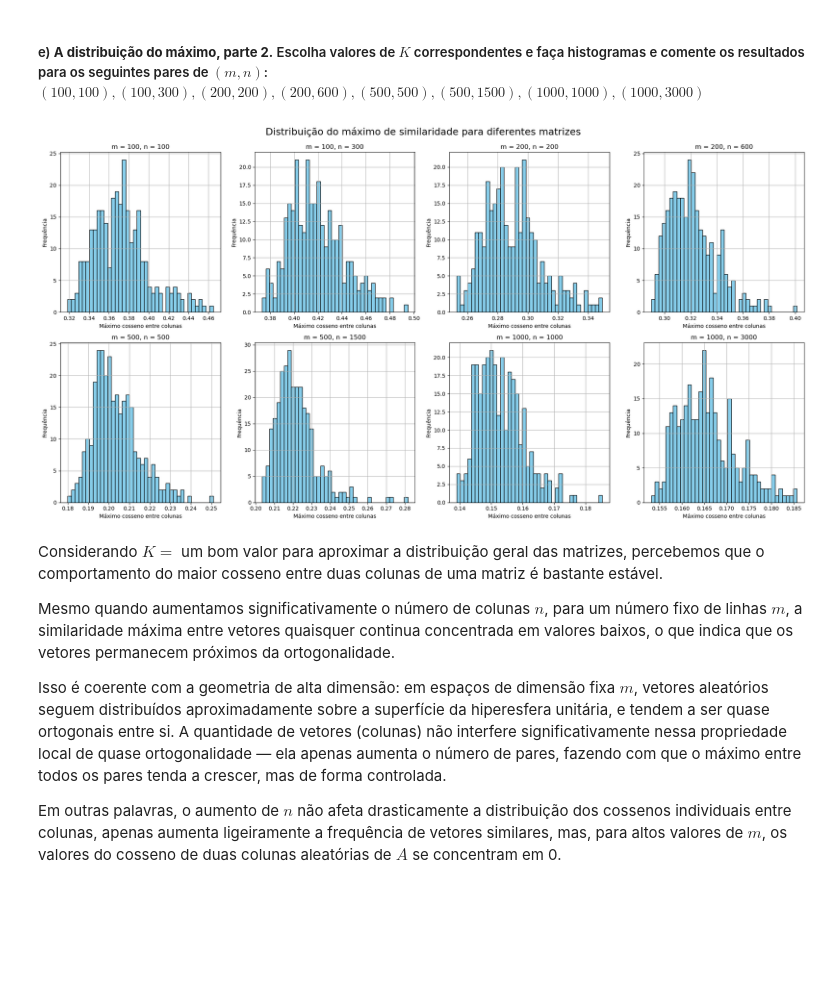
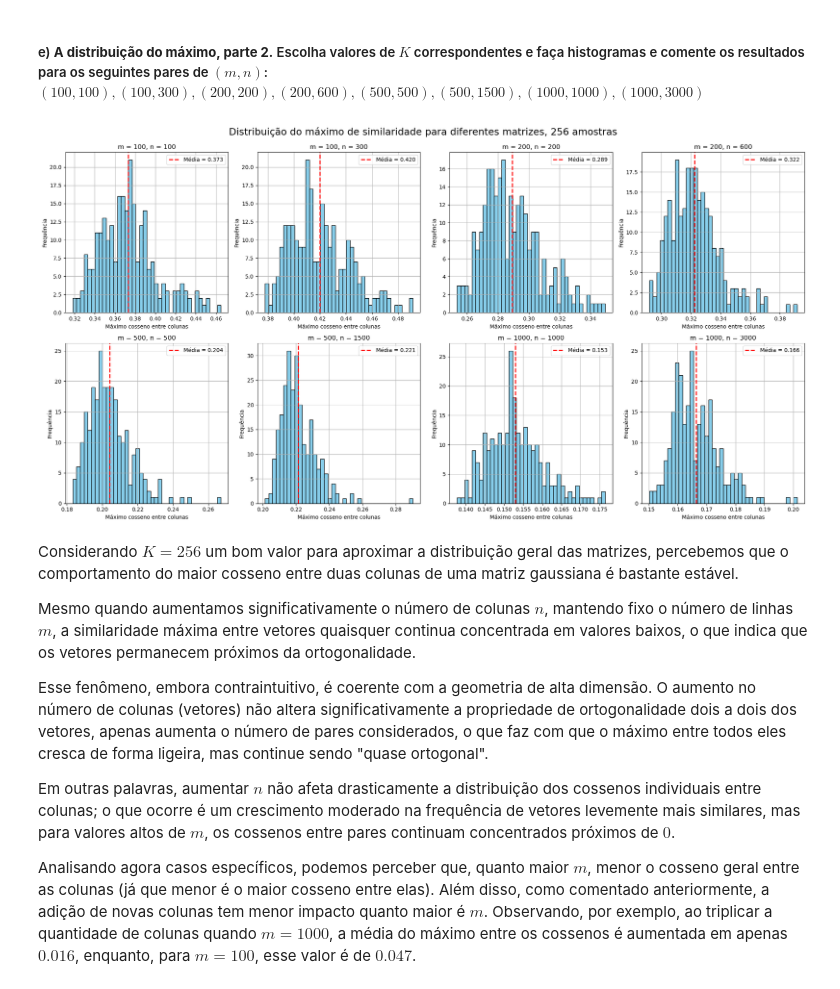
Before and after one commit to ADrielFariads/Projeto4_ALN, a Jupyter notebook: temp.ipynb, the cells around one changed output. Cells and saved outputs as stored; diff of their text form; code cells hidden in the pictures; blank space fills up the shorter version.

```diff
--- a/temp.ipynb
+++ b/temp.ipynb
@@ -183,5 +183,7 @@ Pesquisando sobre "distribuição do máximo" na internet,
 # %%
 fig, axes = plt.subplots(2, 4, figsize=(16, 8))
+
+stds = []
 
 for i, each in enumerate([10, 50, 100,250, 500, 750, 1000, 2000]):
     results = []
@@ -197,7 +199,11 @@ for i, each in enumerate([10, 50, 100,250, 500, 750, 1000, 2000]):
     ax.set_ylabel('Frequência')
     ax.grid(True)
 
+    stds.append(np.std(results, ddof=1)) #utilizado para printar o desvio padrão
+
 plt.tight_layout()
 plt.suptitle('Distribuição do máximo do cosseno entre colunas', fontsize=16, y=1.02)
 plt.show()
+
+print(f"Média dos desvios padrão: {np.mean(stds)}" )
 # %% [output]
@@ -206,40 +282,45 @@ plt.show()
 ##### e) **A distribuição do máximo, parte 2.** Escolha valores de $K$ correspondentes e faça histogramas e comente os resultados para os seguintes pares de $(m,n)$: $(100,100), (100, 300), (200, 200), (200, 600), (500,500), (500, 1500), (1000, 1000), (1000, 3000)$
 # %%
 np.random.seed(0)
-k = 300
+k = 256
 values_of_mn = [
     (100, 100), (100, 300),
     (200, 200), (200, 600),
     (500, 500), (500, 1500),
     (1000, 1000), (1000, 3000)
 ]
-
 
 fig, axes = plt.subplots(2, 4, figsize=(20, 10))
 
 for i, (m, n) in enumerate(values_of_mn):
     results = []
     for _ in range(k):
         A = np.random.randn(m, n)
         results.append(max_cos(A))
 
+    mean_val = np.mean(results)
+
     ax = axes[i // 4][i % 4]
     ax.hist(results, bins=40, edgecolor='black', color='skyblue')
+    ax.axvline(mean_val, color='red', linestyle='--', linewidth=2, label=f'Média = {mean_val:.3f}')
     ax.set_title(f'm = {m}, n = {n}')
     ax.set_xlabel('Máximo cosseno entre colunas')
     ax.set_ylabel('Frequência')
     ax.grid(True)
+    ax.legend()
 
 plt.tight_layout()
-plt.suptitle('Distribuição do máximo de similaridade para diferentes matrizes', fontsize=18, y=1.03)
+plt.suptitle('Distribuição do máximo de similaridade para diferentes matrizes, 256 amostras', fontsize=18, y=1.03)
 plt.show()
 # %% [output]
-[figure, old version]
+[figure, new version]
 # %% [markdown]
-Considerando $K={}$ um bom valor para aproximar a distribuição geral das matrizes, percebemos que o comportamento do maior cosseno entre duas colunas de uma matriz é bastante  estável.
+Considerando $K=256$ um bom valor para aproximar a distribuição geral das matrizes, percebemos que o comportamento do maior cosseno entre duas colunas de uma matriz gaussiana é bastante estável.
 
-Mesmo quando aumentamos significativamente o número de colunas $n$, para um número fixo de linhas $m$, a similaridade máxima entre vetores quaisquer continua concentrada em valores baixos, o que indica que os vetores permanecem próximos da ortogonalidade.
+Mesmo quando aumentamos significativamente o número de colunas $n$, mantendo fixo o número de linhas $m$, a similaridade máxima entre vetores quaisquer continua concentrada em valores baixos, o que indica que os vetores permanecem próximos da ortogonalidade.
 
-Isso é coerente com a geometria de alta dimensão: em espaços de dimensão fixa $m$, vetores aleatórios seguem distribuídos aproximadamente sobre a superfície da hiperesfera unitária, e tendem a ser quase ortogonais entre si. A quantidade de vetores (colunas) não interfere significativamente nessa propriedade local de quase ortogonalidade — ela apenas aumenta o número de pares, fazendo com que o máximo entre todos os pares tenda a crescer, mas de forma controlada.
+Esse fenômeno, embora contraintuitivo, é coerente com a geometria de alta dimensão. O aumento no número de colunas (vetores) não altera significativamente a propriedade de ortogonalidade dois a dois dos vetores, apenas aumenta o número de pares considerados, o que faz com que o máximo entre todos eles cresca de forma ligeira, mas continue sendo "quase ortogonal".
 
-Em outras palavras, o aumento de $n$ não afeta drasticamente a distribuição dos cossenos individuais entre colunas, apenas aumenta ligeiramente a frequência de vetores similares, mas, para altos valores de $m$, os valores do cosseno de duas colunas aleatórias de $A$ se concentram em 0.
+Em outras palavras, aumentar $n$ não afeta drasticamente a distribuição dos cossenos individuais entre colunas; o que ocorre é um crescimento moderado na frequência de vetores levemente mais similares, mas para valores altos de $m$, os cossenos entre pares continuam concentrados próximos de $0$.
+
+Analisando agora casos específicos, podemos perceber que, quanto maior $m$, menor o cosseno geral entre as colunas (já que menor é o maior cosseno entre elas). Além disso, como comentado anteriormente, a adição de novas colunas tem menor impacto quanto maior é $m$. Observando, por exemplo, ao triplicar a quantidade de colunas quando $m=1000$, a média do máximo entre os cossenos é aumentada em apenas $0.016$, enquanto, para $m=100$, esse valor é de $0.047$.
```
Also changed, not shown: parts of 11 cells of this notebook.
